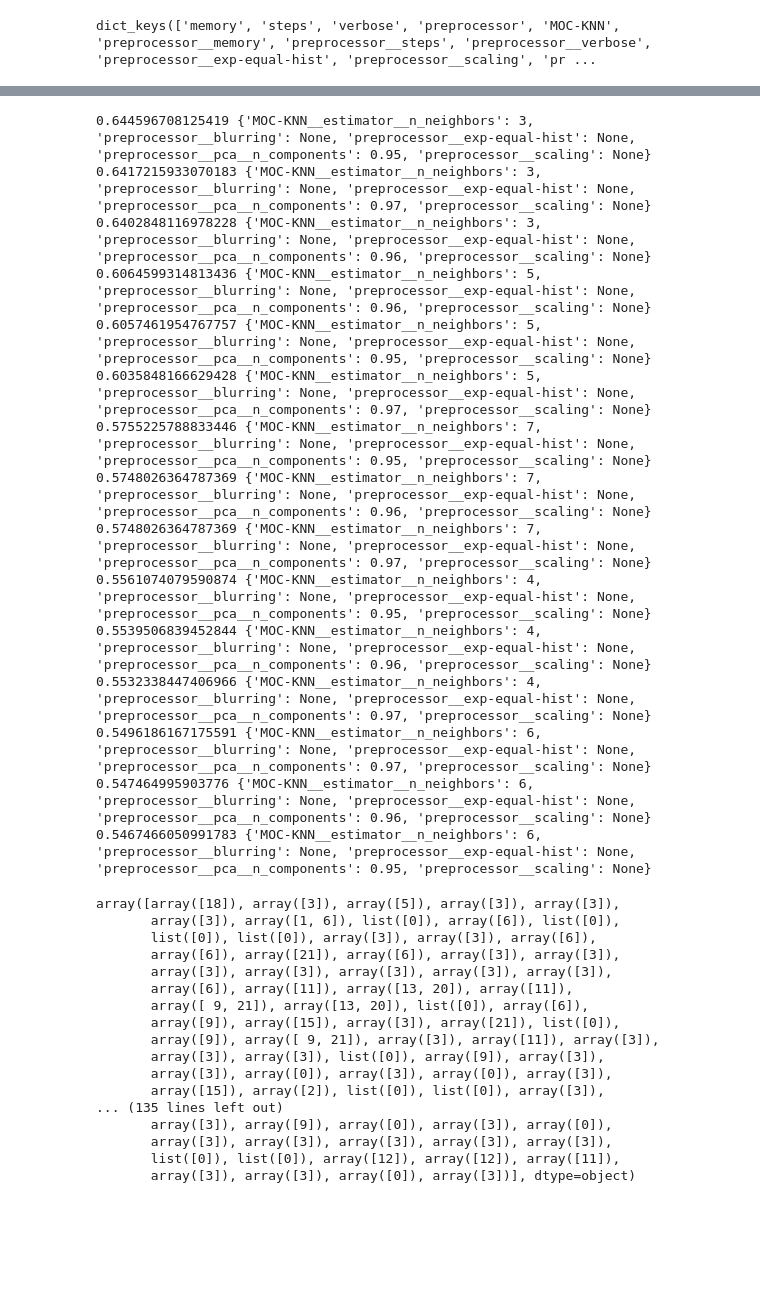
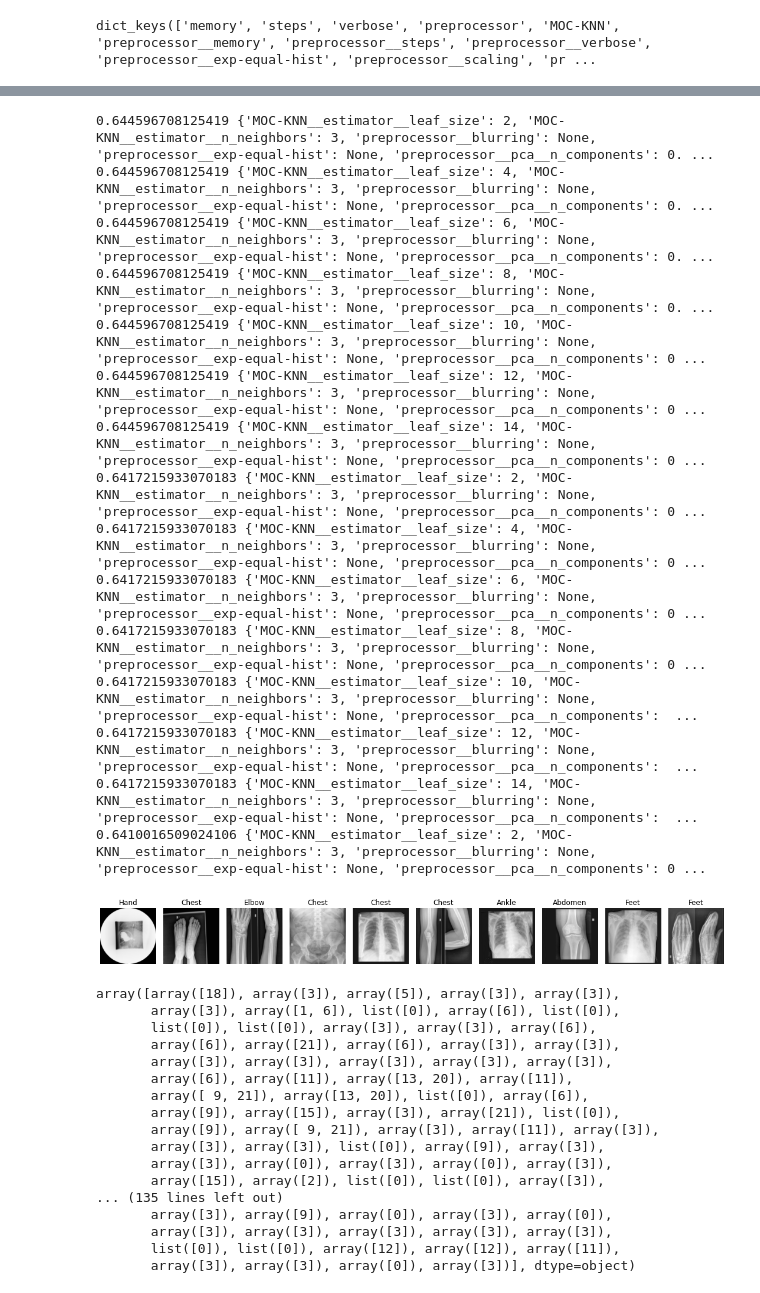
Before and after one commit to ZingBing/X-Ray-Classification, a Jupyter notebook: x-ray-classification.ipynb, the cells around one changed output, grey strips where cells are left out. Saved outputs shown, nothing was run; the diff lists cells and outputs as text; code cells hidden in the pictures; blank space fills up the shorter version.

```diff
--- a/x-ray-classification.ipynb
+++ b/x-ray-classification.ipynb
@@ -515,22 +515,21 @@ extra_trees_scores.mean()
 # Tensor Flow Neural Net
 # %%
 ## ZACH TODO
-model = keras.models.Sequential()
-model.add(keras.layers.Dense(200, input_dim=X_train.shape[1], activation='relu'))
+tf_model = keras.models.Sequential()
+tf_model.add(keras.layers.Dense(200, input_dim=X_train.shape[1], activation='relu'))
 for i in range(20):
-    model.add(keras.layers.Dense(100-i*5, kernel_initializer='he_uniform', activation='relu'))
-model.add(keras.layers.Dense(22, activation='softmax'))
-model.compile(loss='binary_crossentropy', optimizer='adam', metrics = ["accuracy"])
+    tf_model.add(keras.layers.Dense(100-i*5, kernel_initializer='he_uniform', activation='relu'))
+tf_model.add(keras.layers.Dense(22, activation='softmax'))
 
-
+# tf_model.compile(loss='binary_crossentropy', optimizer='adam', metrics = ["accuracy"])
 
 # model.add(keras.layers.Conv2D(16,(3,3),  activation = "relu"))
 # model.add(keras.layers.MaxPooling2D(pool_size=(2, 2)))
 # # output layer
 # model.add(keras.layers.Dense(22, activation = "softmax"))
 # %%
-model.compile(optimizer = "sgd", loss = "sparse_categorical_crossentropy", metrics = ["accuracy", "f1_score"])
+tf_model.compile(optimizer = "sgd", loss = "categorical_crossentropy", metrics = ["accuracy"])
 # %%
-model.fit(X_train, y_train, epochs = 20, validation_data = (X_valid, y_valid))
+tf_model.fit(X_train, y_train, epochs = 20, validation_data = (X_valid, y_valid))
 # %% [output]
 Epoch 1/20
@@ -587,7 +594,7 @@ dict_keys(['memory', 'steps', 'verbose', 'preprocessor', 'MOC-KNN', 'preprocesso
 # %%
 param_grid = [
     # No preprocessing
-    {'preprocessor':[None], 'MOC-KNN__estimator__leaf_size': [7,8,9], 'MOC-KNN__estimator__n_neighbors':[10,20,50]},
+    {'preprocessor':[None],'MOC-KNN__estimator__n_neighbors':range(3, 9, 2)},
 
     # # Scaling, Blurring, PCA
     {'preprocessor__exp-equal-hist':[None]},
@@ -602,16 +609,13 @@ param_grid = [
     # Scaling Only
     {'preprocessor__pca__n_components':[None],'preprocessor__blurring':[None],'preprocessor__exp-equal-hist':[None]},
     # PCA Only
-    {'preprocessor__pca__n_components':[.97],'preprocessor__blurring':[None],'preprocessor__exp-equal-hist':[None],
+    {'preprocessor__pca__n_components':[.90, .93, .95, .97],'preprocessor__blurring':[None],'preprocessor__exp-equal-hist':[None],
     'preprocessor__scaling':[None], 'MOC-KNN__estimator__n_neighbors':range(3,9, 2),
-     'MOC-KNN__estimator__leaf_size': range(2, 15, 2), 'MOC-KNN__estimator__p':[1,2],'MOC-KNN__estimator__metric' : ['minkowski','euclidean','manhattan'] },
+     'MOC-KNN__estimator__leaf_size': range(2, 15, 2)},
 
     # preprocessing active, testing various hyperparams for model and preproc
-    {'preprocessor__pca__n_components':[.97, .99, .999],'MOC-KNN__estimator__leaf_size': [7,8,9], 'MOC-KNN__estimator__n_neighbors':range(2, 15)}
-
-
+    {'preprocessor__pca__n_components':[.93, .95, .97], 'MOC-KNN__estimator__n_neighbors':range(3, 9, 2)}
 ]
-
 search = GridSearchCV(model, param_grid=param_grid, scoring="accuracy", verbose =2, cv=3,  error_score='raise')
 # %%
 search.fit(X_train, y_train)
@@ -654,27 +689,30 @@ cvr = search.cv_results_
 for metric, params in sorted(zip(cvr['mean_test_score'], cvr["params"]), key = lambda x: x[0], reverse=True)[:15]:
     print(metric, params)
 # %% [output]
-0.644596708125419 {'MOC-KNN__estimator__n_neighbors': 3, 'preprocessor__blurring': None, 'preprocessor__exp-equal-hist': None, 'preprocessor__pca__n_components': 0.95, 'preprocessor__scaling': None}
-0.6417215933070183 {'MOC-KNN__estimator__n_neighbors': 3, 'preprocessor__blurring': None, 'preprocessor__exp-equal-hist': None, 'preprocessor__pca__n_components': 0.97, 'preprocessor__scaling': None}
-0.6402848116978228 {'MOC-KNN__estimator__n_neighbors': 3, 'preprocessor__blurring': None, 'preprocessor__exp-equal-hist': None, 'preprocessor__pca__n_components': 0.96, 'preprocessor__scaling': None}
-0.6064599314813436 {'MOC-KNN__estimator__n_neighbors': 5, 'preprocessor__blurring': None, 'preprocessor__exp-equal-hist': None, 'preprocessor__pca__n_components': 0.96, 'preprocessor__scaling': None}
-0.6057461954767757 {'MOC-KNN__estimator__n_neighbors': 5, 'preprocessor__blurring': None, 'preprocessor__exp-equal-hist': None, 'preprocessor__pca__n_components': 0.95, 'preprocessor__scaling': None}
-0.6035848166629428 {'MOC-KNN__estimator__n_neighbors': 5, 'preprocessor__blurring': None, 'preprocessor__exp-equal-hist': None, 'preprocessor__pca__n_components': 0.97, 'preprocessor__scaling': None}
-0.5755225788833446 {'MOC-KNN__estimator__n_neighbors': 7, 'preprocessor__blurring': None, 'preprocessor__exp-equal-hist': None, 'preprocessor__pca__n_components': 0.95, 'preprocessor__scaling': None}
-0.5748026364787369 {'MOC-KNN__estimator__n_neighbors': 7, 'preprocessor__blurring': None, 'preprocessor__exp-equal-hist': None, 'preprocessor__pca__n_components': 0.96, 'preprocessor__scaling': None}
-0.5748026364787369 {'MOC-KNN__estimator__n_neighbors': 7, 'preprocessor__blurring': None, 'preprocessor__exp-equal-hist': None, 'preprocessor__pca__n_components': 0.97, 'preprocessor__scaling': None}
-0.5561074079590874 {'MOC-KNN__estimator__n_neighbors': 4, 'preprocessor__blurring': None, 'preprocessor__exp-equal-hist': None, 'preprocessor__pca__n_components': 0.95, 'preprocessor__scaling': None}
-0.5539506839452844 {'MOC-KNN__estimator__n_neighbors': 4, 'preprocessor__blurring': None, 'preprocessor__exp-equal-hist': None, 'preprocessor__pca__n_components': 0.96, 'preprocessor__scaling': None}
-0.5532338447406966 {'MOC-KNN__estimator__n_neighbors': 4, 'preprocessor__blurring': None, 'preprocessor__exp-equal-hist': None, 'preprocessor__pca__n_components': 0.97, 'preprocessor__scaling': None}
-0.5496186167175591 {'MOC-KNN__estimator__n_neighbors': 6, 'preprocessor__blurring': None, 'preprocessor__exp-equal-hist': None, 'preprocessor__pca__n_components': 0.97, 'preprocessor__scaling': None}
-0.547464995903776 {'MOC-KNN__estimator__n_neighbors': 6, 'preprocessor__blurring': None, 'preprocessor__exp-equal-hist': None, 'preprocessor__pca__n_components': 0.96, 'preprocessor__scaling': None}
-0.5467466050991783 {'MOC-KNN__estimator__n_neighbors': 6, 'preprocessor__blurring': None, 'preprocessor__exp-equal-hist': None, 'preprocessor__pca__n_components': 0.95, 'preprocessor__scaling': None}
+0.644596708125419 {'MOC-KNN__estimator__leaf_size': 2, 'MOC-KNN__estimator__n_neighbors': 3, 'preprocessor__blurring': None, 'preprocessor__exp-equal-hist': None, 'preprocessor__pca__n_components': 0. ...
+0.644596708125419 {'MOC-KNN__estimator__leaf_size': 4, 'MOC-KNN__estimator__n_neighbors': 3, 'preprocessor__blurring': None, 'preprocessor__exp-equal-hist': None, 'preprocessor__pca__n_components': 0. ...
+0.644596708125419 {'MOC-KNN__estimator__leaf_size': 6, 'MOC-KNN__estimator__n_neighbors': 3, 'preprocessor__blurring': None, 'preprocessor__exp-equal-hist': None, 'preprocessor__pca__n_components': 0. ...
+0.644596708125419 {'MOC-KNN__estimator__leaf_size': 8, 'MOC-KNN__estimator__n_neighbors': 3, 'preprocessor__blurring': None, 'preprocessor__exp-equal-hist': None, 'preprocessor__pca__n_components': 0. ...
+0.644596708125419 {'MOC-KNN__estimator__leaf_size': 10, 'MOC-KNN__estimator__n_neighbors': 3, 'preprocessor__blurring': None, 'preprocessor__exp-equal-hist': None, 'preprocessor__pca__n_components': 0 ...
+0.644596708125419 {'MOC-KNN__estimator__leaf_size': 12, 'MOC-KNN__estimator__n_neighbors': 3, 'preprocessor__blurring': None, 'preprocessor__exp-equal-hist': None, 'preprocessor__pca__n_components': 0 ...
+0.644596708125419 {'MOC-KNN__estimator__leaf_size': 14, 'MOC-KNN__estimator__n_neighbors': 3, 'preprocessor__blurring': None, 'preprocessor__exp-equal-hist': None, 'preprocessor__pca__n_components': 0 ...
+0.6417215933070183 {'MOC-KNN__estimator__leaf_size': 2, 'MOC-KNN__estimator__n_neighbors': 3, 'preprocessor__blurring': None, 'preprocessor__exp-equal-hist': None, 'preprocessor__pca__n_components': 0 ...
+0.6417215933070183 {'MOC-KNN__estimator__leaf_size': 4, 'MOC-KNN__estimator__n_neighbors': 3, 'preprocessor__blurring': None, 'preprocessor__exp-equal-hist': None, 'preprocessor__pca__n_components': 0 ...
+0.6417215933070183 {'MOC-KNN__estimator__leaf_size': 6, 'MOC-KNN__estimator__n_neighbors': 3, 'preprocessor__blurring': None, 'preprocessor__exp-equal-hist': None, 'preprocessor__pca__n_components': 0 ...
+0.6417215933070183 {'MOC-KNN__estimator__leaf_size': 8, 'MOC-KNN__estimator__n_neighbors': 3, 'preprocessor__blurring': None, 'preprocessor__exp-equal-hist': None, 'preprocessor__pca__n_components': 0 ...
+0.6417215933070183 {'MOC-KNN__estimator__leaf_size': 10, 'MOC-KNN__estimator__n_neighbors': 3, 'preprocessor__blurring': None, 'preprocessor__exp-equal-hist': None, 'preprocessor__pca__n_components':  ...
+0.6417215933070183 {'MOC-KNN__estimator__leaf_size': 12, 'MOC-KNN__estimator__n_neighbors': 3, 'preprocessor__blurring': None, 'preprocessor__exp-equal-hist': None, 'preprocessor__pca__n_components':  ...
+0.6417215933070183 {'MOC-KNN__estimator__leaf_size': 14, 'MOC-KNN__estimator__n_neighbors': 3, 'preprocessor__blurring': None, 'preprocessor__exp-equal-hist': None, 'preprocessor__pca__n_components':  ...
+0.6410016509024106 {'MOC-KNN__estimator__leaf_size': 2, 'MOC-KNN__estimator__n_neighbors': 3, 'preprocessor__blurring': None, 'preprocessor__exp-equal-hist': None, 'preprocessor__pca__n_components': 0 ...
 # %%
 import pickle
 with open('model.pkl', 'wb') as f:
     pickle.dump(search, f, pickle.HIGHEST_PROTOCOL)
 # %%
+plt.figure(figsize=(15,15))
 show_predictions_for_clf(X_test, search.predict(X_test))
+# %% [output]
+[figure, added]
 # %%
 test_preds = search.predict(X_test)
 # %%
```
Also changed, not shown: parts of 8 cells of this notebook.
